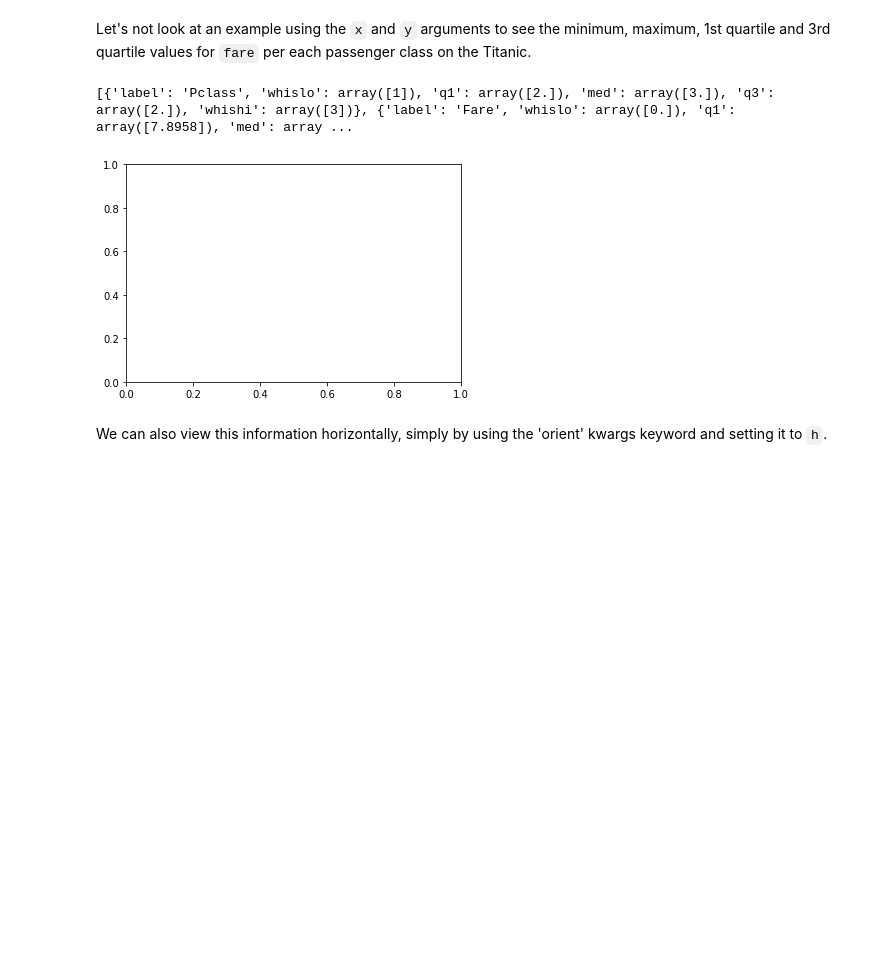
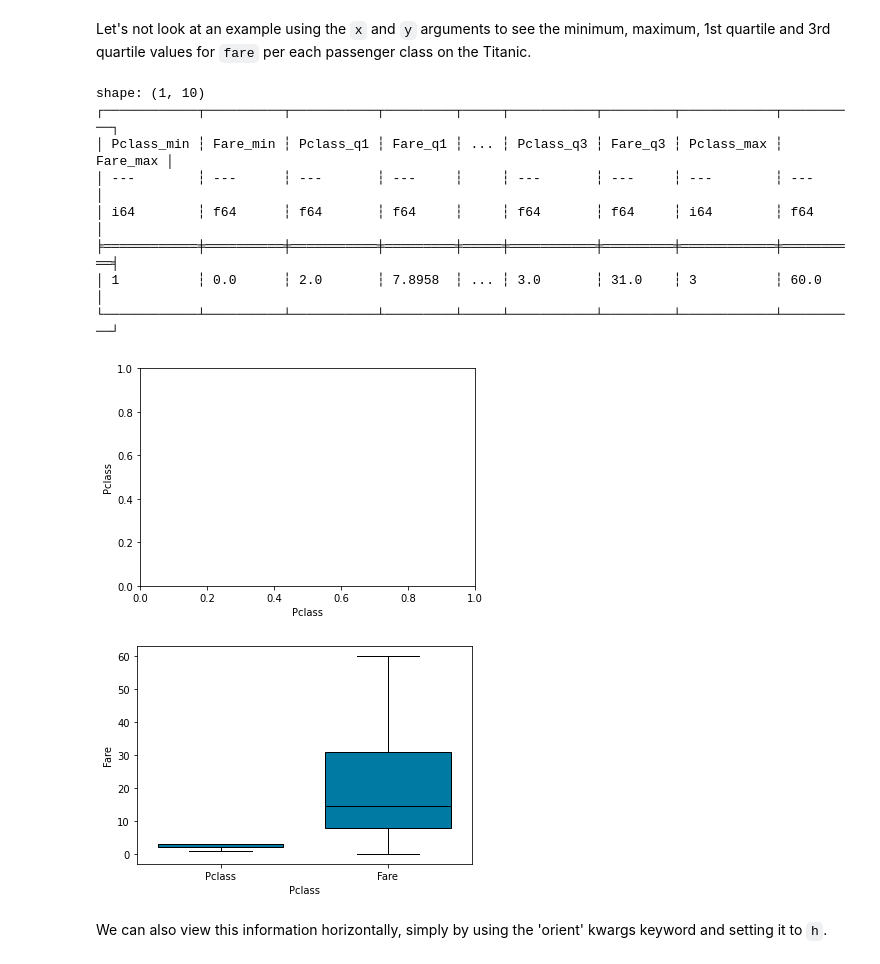
Before and after one commit to mithril-security/bastionlab, a Jupyter notebook: docs/docs/tutorials/visualization.ipynb, the cells around one changed output. Drawn from its saved outputs; the diff is of its cells as text; code cells hidden in the pictures; blank space fills up the shorter version.

```diff
--- a/docs/docs/tutorials/visualization.ipynb
+++ b/docs/docs/tutorials/visualization.ipynb
@@ -193,10 +236,18 @@ ValueError: Cannot invoke RPC on closed channel!
 Let's not look at an example using the `x` and `y` arguments to see the minimum, maximum, 1st quartile and 3rd quartile values for `fare` per each passenger class on the Titanic.
 # %%
 clipped = rdf.select([pl.col("Fare").clip(min_val=0, max_val=60), pl.col("Pclass")])
-clipped.boxplot(y="Fare", x="Pclass")
+clipped.boxplot(y="Fare", x="Pclass", with_outliers=True)
 # %% [output]
-[{'label': 'Pclass', 'whislo': array([1]), 'q1': array([2.]), 'med': array([3.]), 'q3': array([2.]), 'whishi': array([3])}, {'label': 'Fare', 'whislo': array([0.]), 'q1': array([7.8958]), 'med': array ...
+shape: (1, 10)
+┌────────────┬──────────┬───────────┬─────────┬─────┬───────────┬─────────┬────────────┬──────────┐
+│ Pclass_min ┆ Fare_min ┆ Pclass_q1 ┆ Fare_q1 ┆ ... ┆ Pclass_q3 ┆ Fare_q3 ┆ Pclass_max ┆ Fare_max │
+│ ---        ┆ ---      ┆ ---       ┆ ---     ┆     ┆ ---       ┆ ---     ┆ ---        ┆ ---      │
+│ i64        ┆ f64      ┆ f64       ┆ f64     ┆     ┆ f64       ┆ f64     ┆ i64        ┆ f64      │
+╞════════════╪══════════╪═══════════╪═════════╪═════╪═══════════╪═════════╪════════════╪══════════╡
+│ 1          ┆ 0.0      ┆ 2.0       ┆ 7.8958  ┆ ... ┆ 3.0       ┆ 31.0    ┆ 3          ┆ 60.0     │
+└────────────┴──────────┴───────────┴─────────┴─────┴───────────┴─────────┴────────────┴──────────┘
-[figure, old version]
+[figure, new version]
+[figure, added]
 # %% [markdown]
 We can also view this information horizontally, simply by using the 'orient' kwargs keyword and setting it to `h`.
 # %%
```
Also changed, not shown: parts of 5 cells of this notebook, 2 other files.
